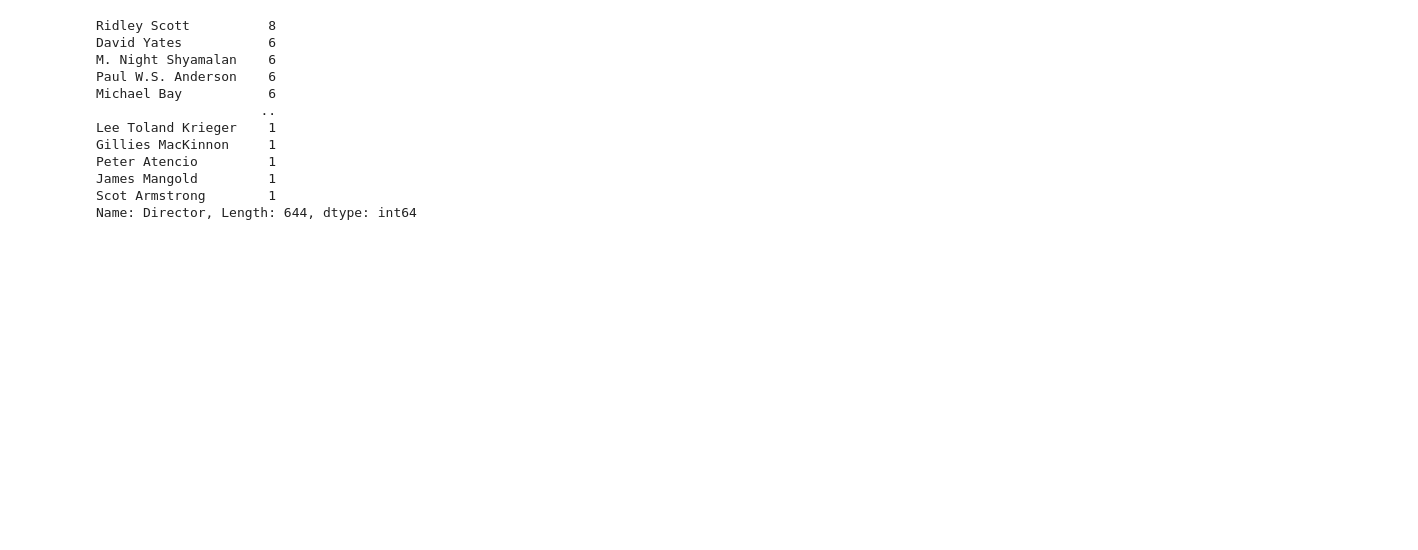
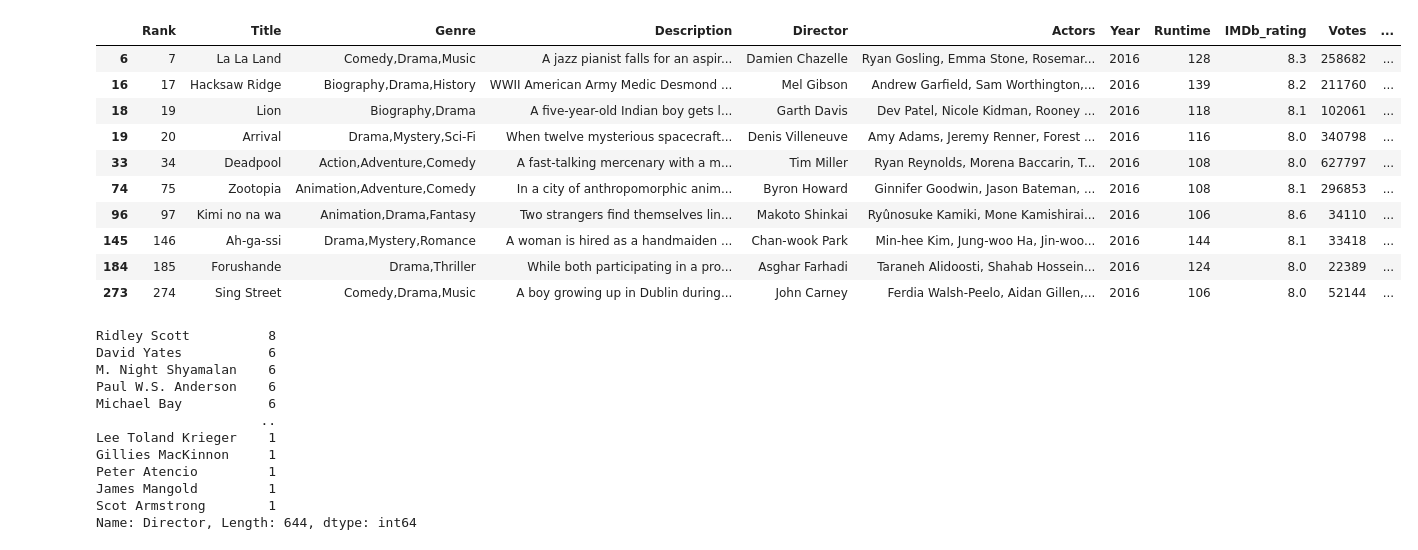
Before and after one commit to Justelei/Python_mokymai, a Jupyter notebook: movies.ipynb, the cells around one changed output. Drawn from its saved outputs; the diff is of its cells as text; code cells hidden in the pictures; blank space fills up the shorter version.

```diff
--- a/movies.ipynb
+++ b/movies.ipynb
@@ -9,0 +47,6 @@ movies = pd.read_csv('IMDB-Movie-Data.csv')
+# %%
+movies['Description_len'] = movies['Description'].map(len) # Adding new column using map function to identify the length of each description (will use it to identify does the description length
+# have influence on the rating)
+# %%
+def word_count(txt):
+    return len(txt.split())
@@ -10,3 +95,17 @@ movies = pd.read_csv('IMDB-Movie-Data.csv')
+# %%
+movies[(movies['Year'] == 2016) & (movies['IMDb_rating'] >= 8.0)]
+# %% [output]
+|  | Rank | Title | Genre | Description | Director | Actors | Year | Runtime | IMDb_rating | Votes | ... |
+| 6 | 7 | La La Land | Comedy,Drama,Music | A jazz pianist falls for an aspir... | Damien Chazelle | Ryan Gosling, Emma Stone, Rosemar... | 2016 | 128 | 8.3 | 258682 | ... |
+| 16 | 17 | Hacksaw Ridge | Biography,Drama,History | WWII American Army Medic Desmond ... | Mel Gibson | Andrew Garfield, Sam Worthington,... | 2016 | 139 | 8.2 | 211760 | ... |
+| 18 | 19 | Lion | Biography,Drama | A five-year-old Indian boy gets l... | Garth Davis | Dev Patel, Nicole Kidman, Rooney ... | 2016 | 118 | 8.1 | 102061 | ... |
+| 19 | 20 | Arrival | Drama,Mystery,Sci-Fi | When twelve mysterious spacecraft... | Denis Villeneuve | Amy Adams, Jeremy Renner, Forest ... | 2016 | 116 | 8.0 | 340798 | ... |
+| 33 | 34 | Deadpool | Action,Adventure,Comedy | A fast-talking mercenary with a m... | Tim Miller | Ryan Reynolds, Morena Baccarin, T... | 2016 | 108 | 8.0 | 627797 | ... |
+| 74 | 75 | Zootopia | Animation,Adventure,Comedy | In a city of anthropomorphic anim... | Byron Howard | Ginnifer Goodwin, Jason Bateman, ... | 2016 | 108 | 8.1 | 296853 | ... |
+| 96 | 97 | Kimi no na wa | Animation,Drama,Fantasy | Two strangers find themselves lin... | Makoto Shinkai | Ryûnosuke Kamiki, Mone Kamishirai... | 2016 | 106 | 8.6 | 34110 | ... |
+| 145 | 146 | Ah-ga-ssi | Drama,Mystery,Romance | A woman is hired as a handmaiden ... | Chan-wook Park | Min-hee Kim, Jung-woo Ha, Jin-woo... | 2016 | 144 | 8.1 | 33418 | ... |
+| 184 | 185 | Forushande | Drama,Thriller | While both participating in a pro... | Asghar Farhadi | Taraneh Alidoosti, Shahab Hossein... | 2016 | 124 | 8.0 | 22389 | ... |
+| 273 | 274 | Sing Street | Comedy,Drama,Music | A boy growing up in Dublin during... | John Carney | Ferdia Walsh-Peelo, Aidan Gillen,... | 2016 | 106 | 8.0 | 52144 | ... |
 # %%
 print(movies['Director'].value_counts()) # Counting the number that each director appeared in the dataset
 # %% [output]
```
Also changed, not shown: parts of 8 cells of this notebook.
